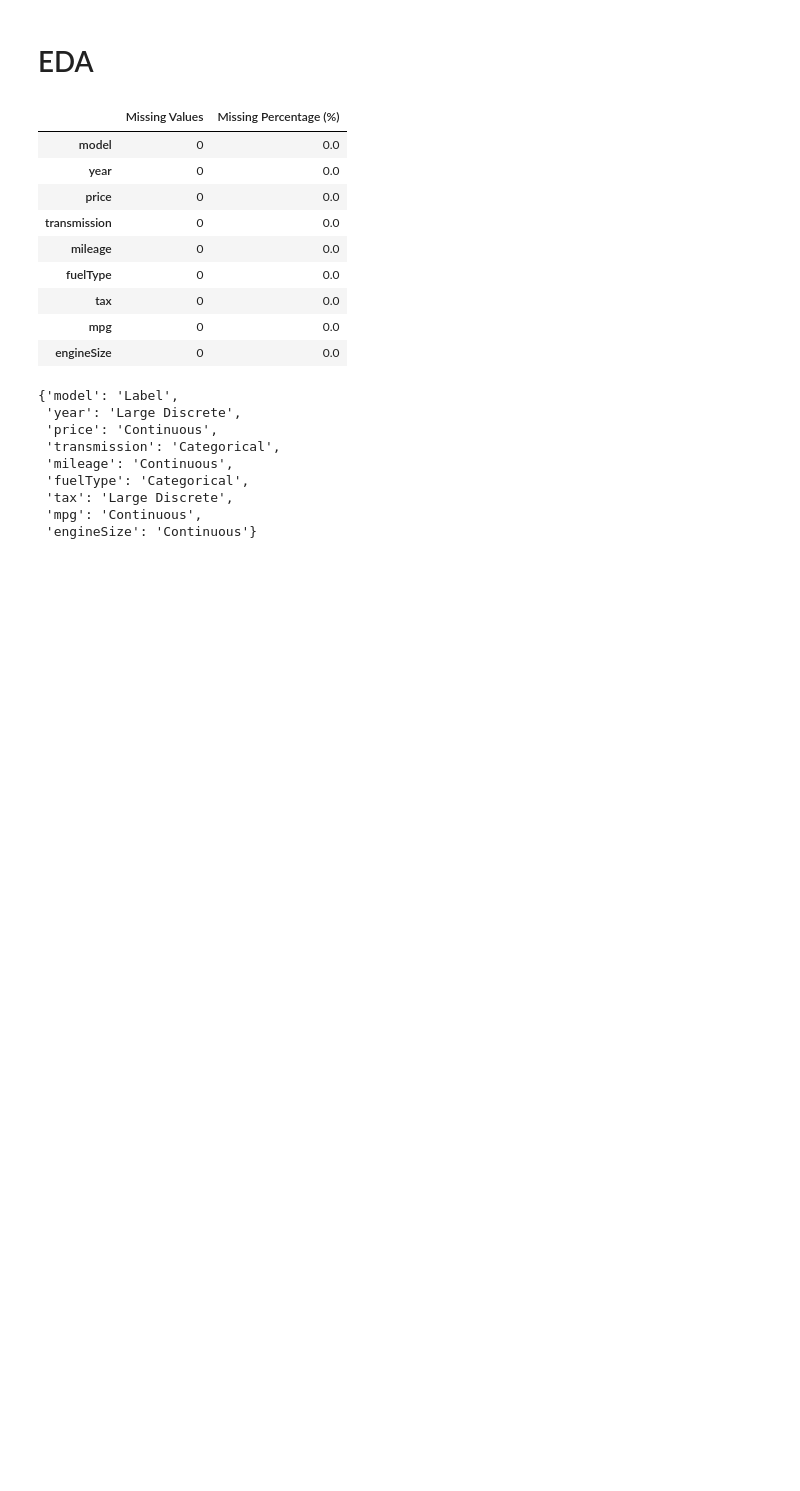
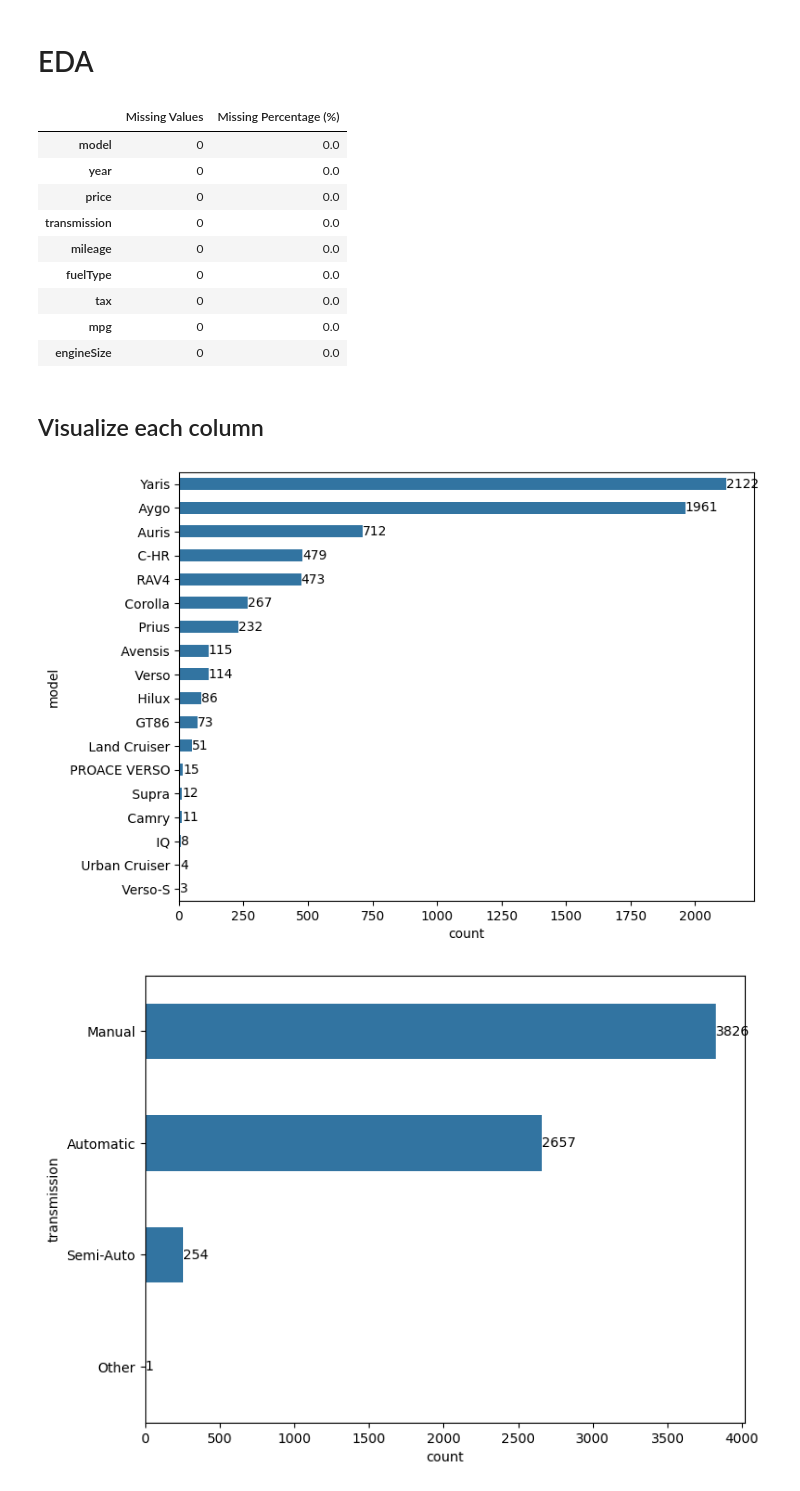
Before and after one commit to highlander-spirou/data-science-v2, a Jupyter notebook: data_env/index.ipynb, the cells around one changed output. Saved outputs shown, nothing was run; the diff lists cells and outputs as text; code cells hidden in the pictures; blank space fills up the shorter version.

```diff
--- a/data_env/index.ipynb
+++ b/data_env/index.ipynb
@@ -58,6 +56,8 @@ missing_data_info(df)
 | mpg | 0 | 0.0 |
 | engineSize | 0 | 0.0 |
 # %%
+from typing import Dict, Literal
+
 def determine_data_types(df):
     """
     Determine type of data of the columns:
@@ -68,7 +68,7 @@ def determine_data_types(df):
         - Label (text representation and large number of distinct value)
     - Continuous (infinite, number representation)
     """
-    data_types = {}
+    data_types: Dict[str, Literal["Boolean", "Categorical", "Large Discrete", "Continuous", "Label"]] = {}
 
     for col in df.columns:
         unique_count = df[col].nunique()
@@ -87,15 +87,20 @@ def determine_data_types(df):
 
     return data_types
 
-
-determine_data_types(df)
+data_types = determine_data_types(df)
-# %% [output]
-{'model': 'Label',
- 'year': 'Large Discrete',
- 'price': 'Continuous',
- 'transmission': 'Categorical',
- 'mileage': 'Continuous',
- 'fuelType': 'Categorical',
- 'tax': 'Large Discrete',
- 'mpg': 'Continuous',
- 'engineSize': 'Continuous'}
+# %%
+def draw_bar(series: pd.Series):
+    """
+    Draw bar graph
+    """
+    # Initialize the matplotlib figure
+    f, ax = plt.subplots(figsize=(8, 6))
+
+    # Load the example car crash dataset
+    df = pd.DataFrame(series)
+    col_label = df.columns[0]
+
+    ax = sns.countplot(data=df, y=col_label, order = df[col_label].value_counts().index, width=0.5)
+
+    abs_values = df[col_label].value_counts(ascending=False).values
+    ax.bar_label(container=ax.containers[0], labels=abs_values)
@@ -101,0 +117,9 @@ determine_data_types(df)
+# %% [markdown]
+## Visualize each column
+# %%
+for index, value in data_types.items():
+    if value =='Label' or value =='Categorical':
+        draw_bar(df[index])
+# %% [output]
+[figure, added]
+[figure, added]
```
Also changed, not shown: parts of 9 cells of this notebook, 2 other files.
